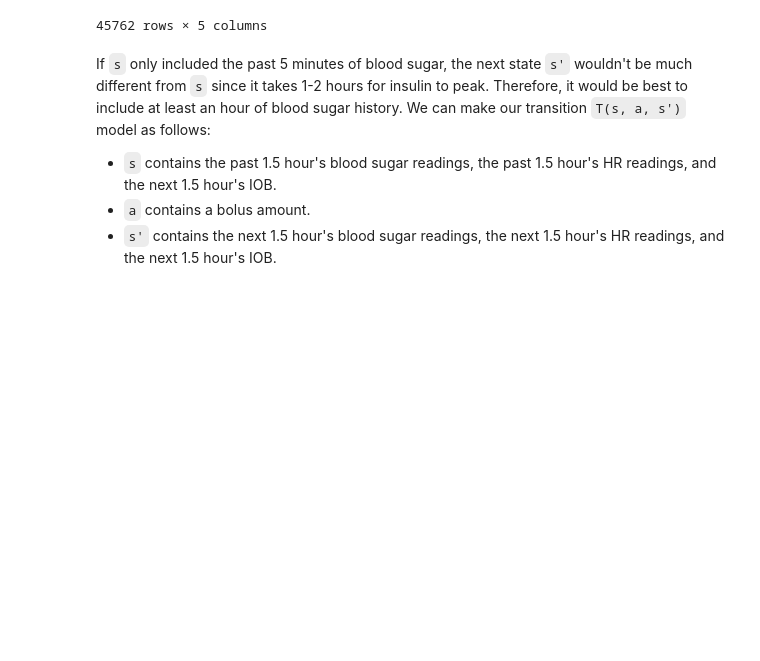
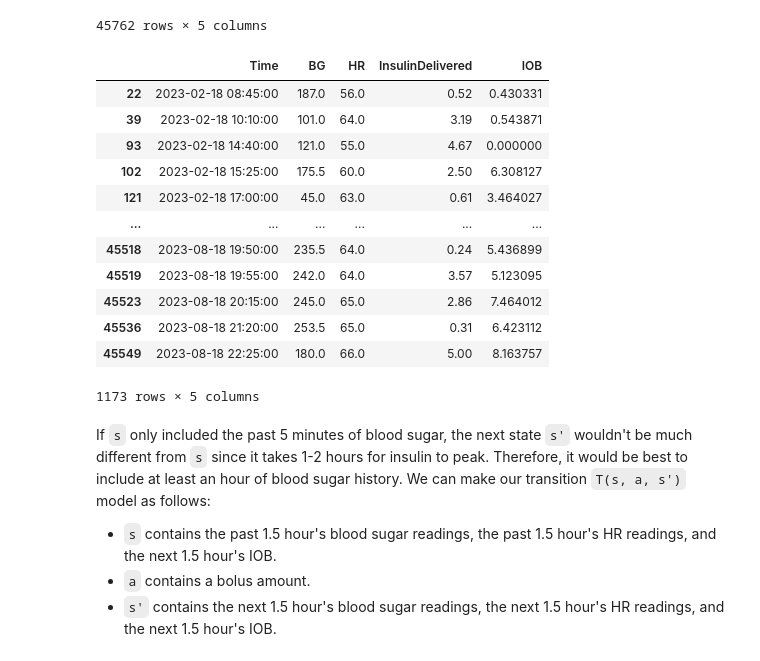
Before and after one commit to amanichopra/rl-based-artificial-pancreas, a Jupyter notebook: eda_preprocessing.ipynb, the cells around one changed output. Drawn from its saved outputs; the diff is of its cells as text; code cells hidden in the pictures; blank space fills up the shorter version.

```diff
--- a/eda_preprocessing.ipynb
+++ b/eda_preprocessing.ipynb
@@ -234,6 +234,22 @@ final_merged
 | 45760 | 2023-08-19 18:30:00 | 63.0 | 71.000 | 0.0 | 0.0 |
 | 45761 | 2023-08-19 18:35:00 | 63.0 | 66.000 | 0.0 | 0.0 |
 45762 rows × 5 columns
+# %%
+final_merged[~final_merged['HR'].isna() & final_merged['InsulinDelivered'] > 0]
+# %% [output]
+|  | Time | BG | HR | InsulinDelivered | IOB |
+| 22 | 2023-02-18 08:45:00 | 187.0 | 56.0 | 0.52 | 0.430331 |
+| 39 | 2023-02-18 10:10:00 | 101.0 | 64.0 | 3.19 | 0.543871 |
+| 93 | 2023-02-18 14:40:00 | 121.0 | 55.0 | 4.67 | 0.000000 |
+| 102 | 2023-02-18 15:25:00 | 175.5 | 60.0 | 2.50 | 6.308127 |
+| 121 | 2023-02-18 17:00:00 | 45.0 | 63.0 | 0.61 | 3.464027 |
+| ... | ... | ... | ... | ... | ... |
+| 45518 | 2023-08-18 19:50:00 | 235.5 | 64.0 | 0.24 | 5.436899 |
+| 45519 | 2023-08-18 19:55:00 | 242.0 | 64.0 | 3.57 | 5.123095 |
+| 45523 | 2023-08-18 20:15:00 | 245.0 | 65.0 | 2.86 | 7.464012 |
+| 45536 | 2023-08-18 21:20:00 | 253.5 | 65.0 | 0.31 | 6.423112 |
+| 45549 | 2023-08-18 22:25:00 | 180.0 | 66.0 | 5.00 | 8.163757 |
+1173 rows × 5 columns
 # %% [markdown]
 If `s` only included the past 5 minutes of blood sugar, the next state `s'` wouldn't be much different from `s` since it takes 1-2 hours for insulin to peak. Therefore, it would be best to include at least an hour of blood sugar history. We can make our transition `T(s, a, s')` model as follows:
 - `s` contains the past 1.5 hour's blood sugar readings, the past 1.5 hour's HR readings, and the next 1.5 hour's IOB.
```
